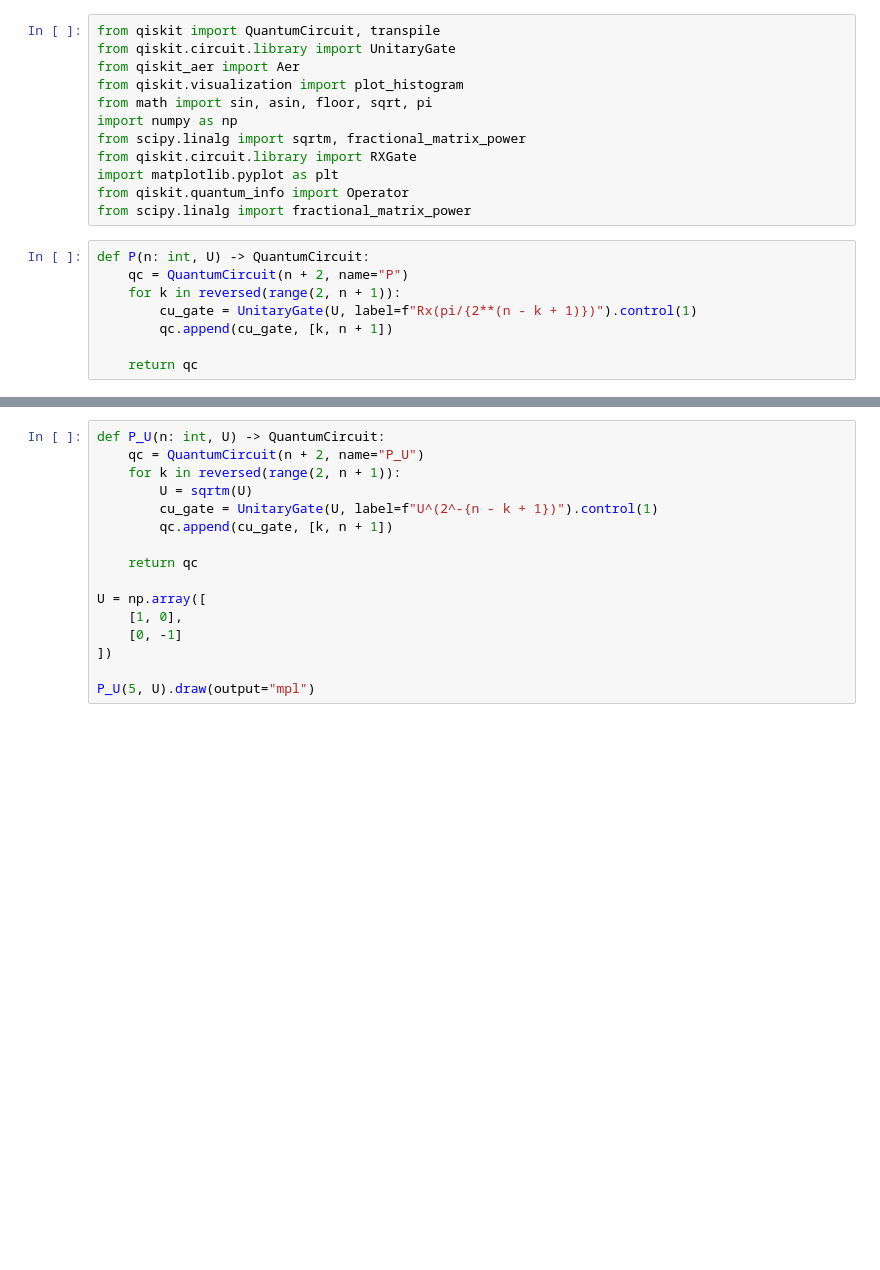
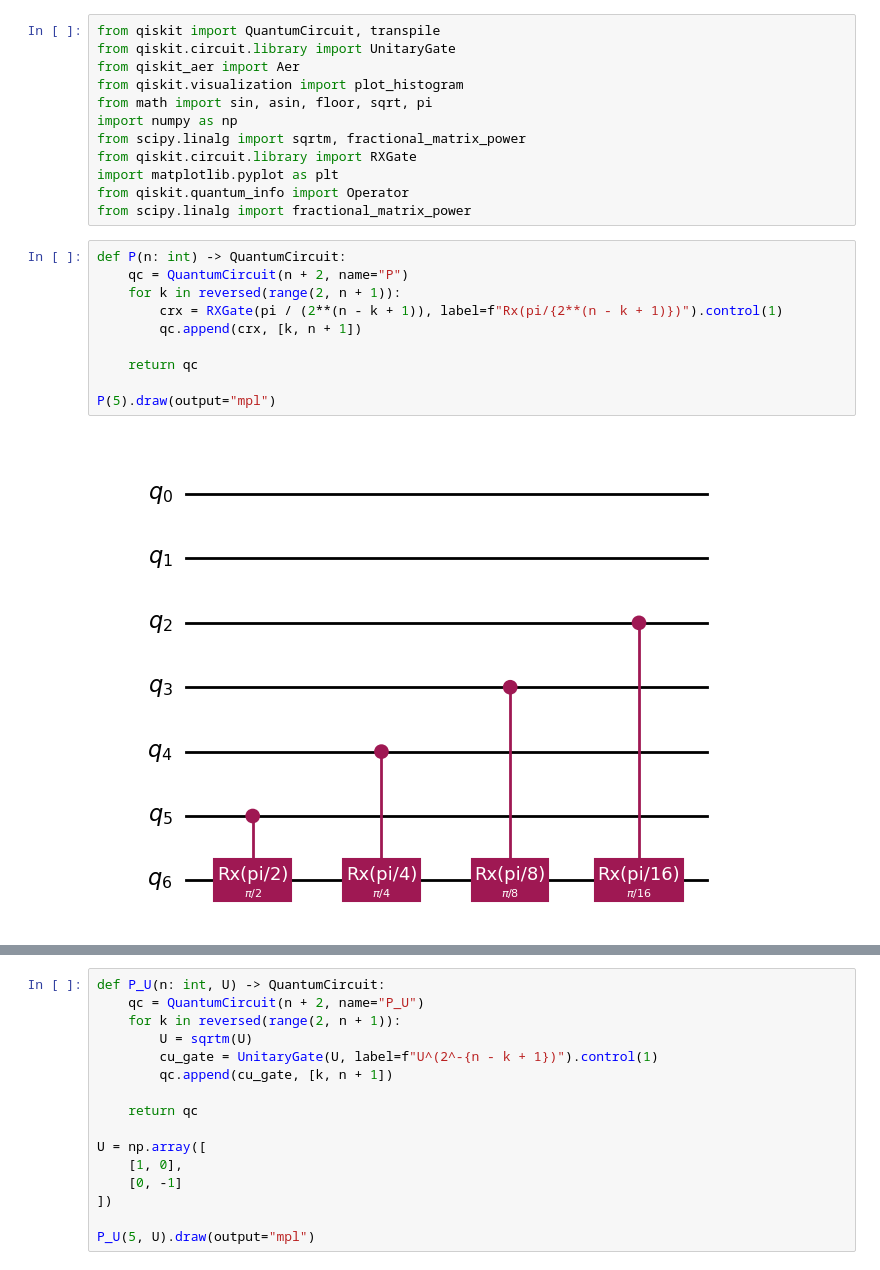
Before and after one commit to misho9714/Multi-Controlled-U, a Jupyter notebook: with_formula.ipynb, the cells around one changed output, grey strips where cells are left out. Drawn from its saved outputs; the diff is of its cells as text; blank space fills up the shorter version.

```diff
--- a/with_formula.ipynb
+++ b/with_formula.ipynb
@@ -11,10 +11,14 @@ import matplotlib.pyplot as plt
 from qiskit.quantum_info import Operator
 from scipy.linalg import fractional_matrix_power
 # %%
-def P(n: int, U) -> QuantumCircuit:
+def P(n: int) -> QuantumCircuit:
     qc = QuantumCircuit(n + 2, name="P")
     for k in reversed(range(2, n + 1)):
-        cu_gate = UnitaryGate(U, label=f"Rx(pi/{2**(n - k + 1)})").control(1)
-        qc.append(cu_gate, [k, n + 1])
+        crx = RXGate(pi / (2**(n - k + 1)), label=f"Rx(pi/{2**(n - k + 1)})").control(1)
+        qc.append(crx, [k, n + 1])
 
     return qc
+
+P(5).draw(output="mpl")
+# %% [output]
+[figure, added]
```
Also changed, not shown: parts of 3 cells of this notebook.
